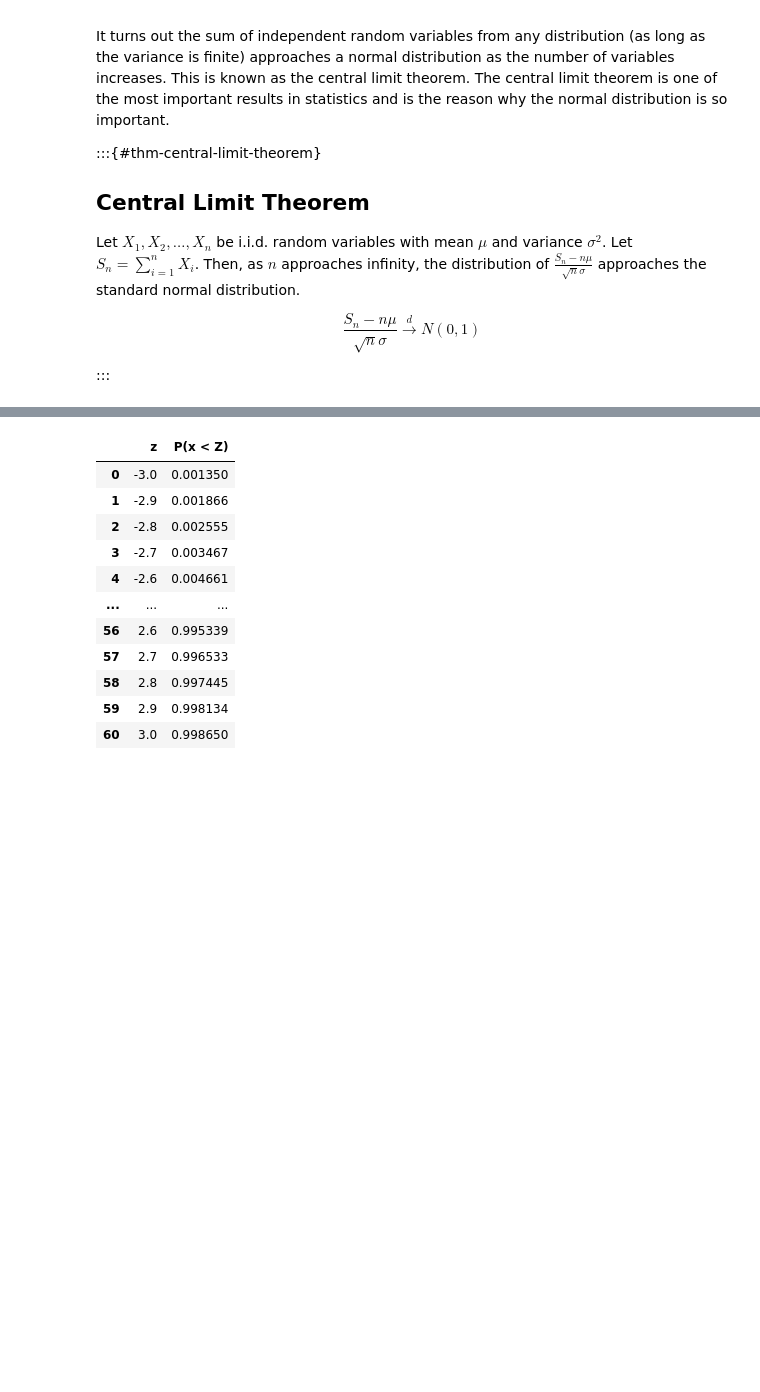
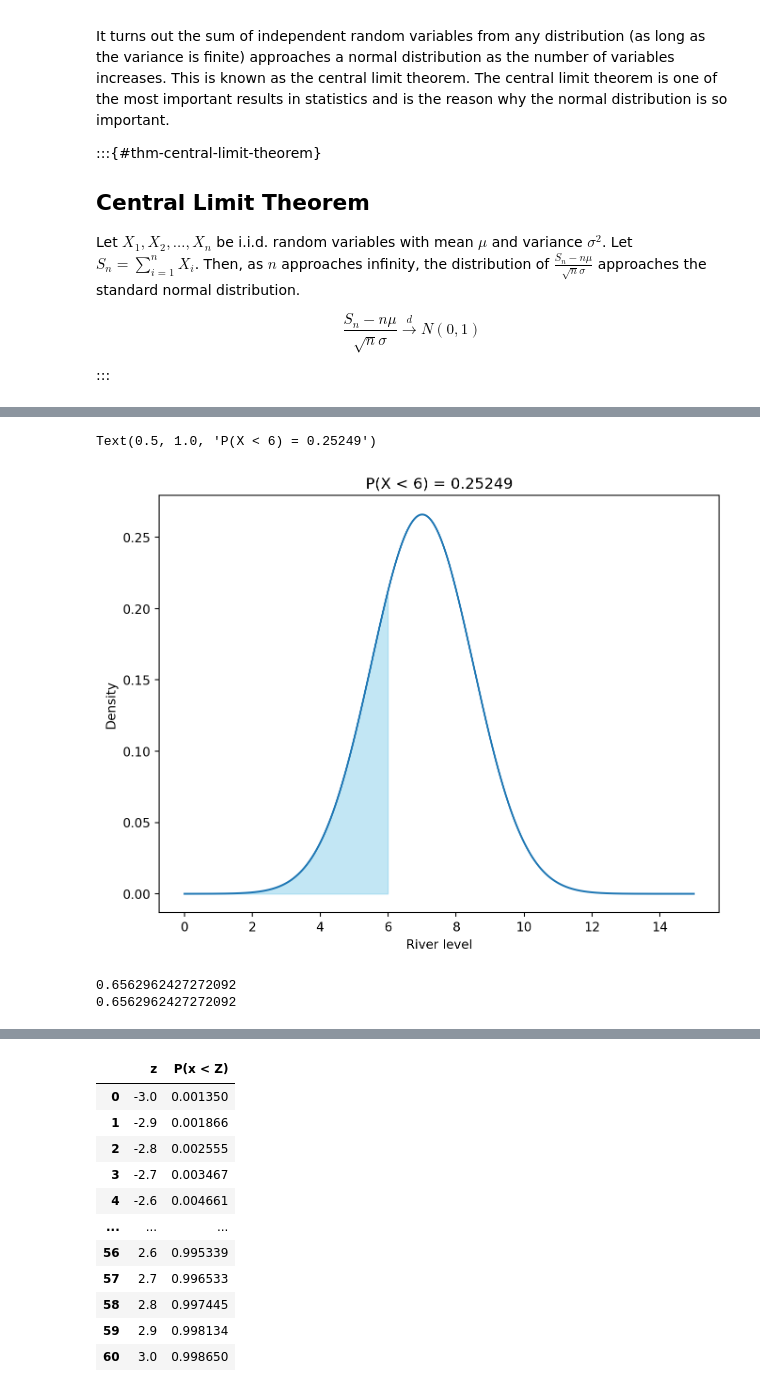
Before and after one commit to febse/stat2024, a Jupyter notebook: 11-Continuous-Distributions.ipynb, the cells around one changed output, grey strips where cells are left out. Cells and saved outputs as stored; diff of their text form; code cells hidden in the pictures; blank space fills up the shorter version.

```diff
--- a/11-Continuous-Distributions.ipynb
+++ b/11-Continuous-Distributions.ipynb
@@ -482,0 +573,25 @@ As with other distributions, we can calculate probabilities with the normal dist
+# %%
+x = np.linspace(0, 15, 1000)
+
+y = stats.norm.pdf(x, loc=7, scale=1.5)
+
+plt.figure(figsize=(8, 6))
+plt.plot(x, y)
+plt.fill_between(x, y, where=(x < 6), color='skyblue', alpha=0.5)
+plt.xlabel('River level')
+plt.ylabel('Density')
+plt.title('P(X < 6) = 0.25249')
+# %% [output]
+Text(0.5, 1.0, 'P(X < 6) = 0.25249')
+[figure, added]
+# %%
+# Probability that the river level is between 6 and 9 meters (not in drought and not in flood)
+
+print(stats.norm.cdf(9, loc=7, scale=1.5) - stats.norm.cdf(6, loc=7, scale=1.5))
+
+# The same probability, calculated using the standard normal distribution
+
+print(stats.norm.cdf((9 - 7) / 1.5) - stats.norm.cdf((6 - 7) / 1.5))
+# %% [output]
+0.6562962427272092
+0.6562962427272092
```
Also changed, not shown: parts of 21 cells of this notebook, 1 other file.
